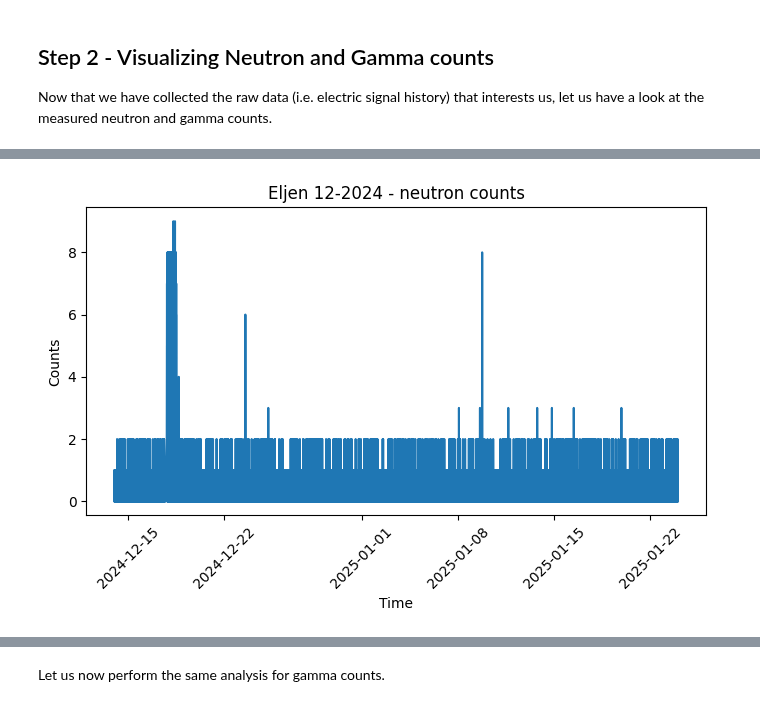
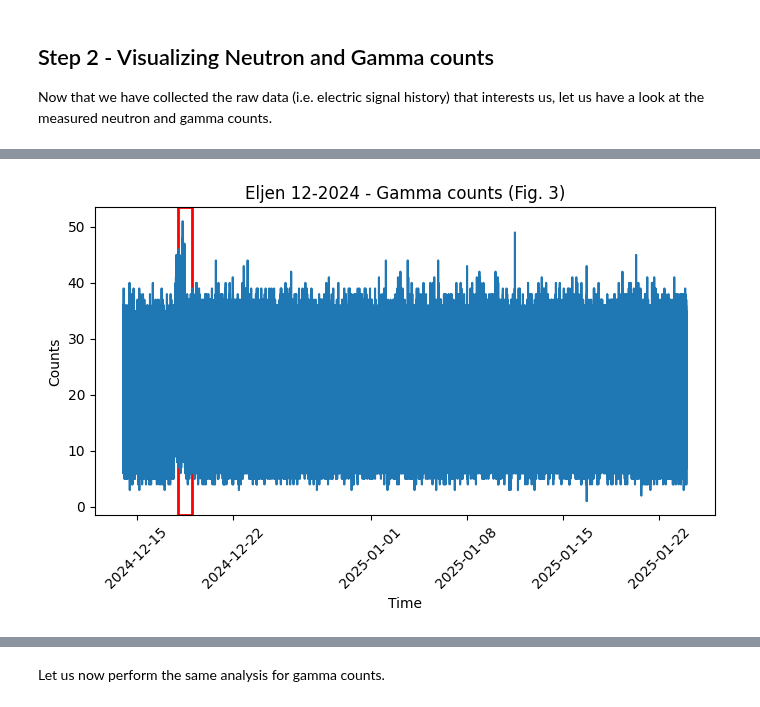
Before and after one commit to project-ida/arpa-e-experiments, a Jupyter notebook: tutorials/Eljen-Background-Characterization.ipynb, the cells around one changed output, grey strips where cells are left out. Saved outputs shown, nothing was run; the diff lists cells and outputs as text; code cells hidden in the pictures.

Commit message:
Updating notebook based on Matt feedback 1

```diff
--- a/tutorials/Eljen-Background-Characterization.ipynb
+++ b/tutorials/Eljen-Background-Characterization.ipynb
@@ -71,6 +73,9 @@ gamma_df = pd.read_csv(
     date_format="ISO8601",
     index_col='time'
 )
+# %%
+# we will also startnumbering our figures here for easier reference later in the notebook'
+fig_counter = 0
 # %% [markdown]
 ## Step 2 - Visualizing Neutron and Gamma counts
 
@@ -78,11 +121,30 @@ Now that we have collected the raw data (i.e. electric signal history) that inte
 # %%
+fig_counter +=1
+
 plt.figure(figsize=(8, 4))
-plt.plot(neutron_df['Counts'])
+plt.plot(gamma_df['Counts'])
 plt.xlabel('Time')
 plt.ylabel('Counts')
 plt.xticks(rotation=45)
-plt.title(f"{meta['descriptor']} - neutron counts")
+plt.title(f"{meta['descriptor']} - Gamma counts (Fig. {fig_counter})")
+
+# highlight December 18th with a red square
+ax = plt.gca()
+start = pd.to_datetime('2024-12-18')      # adjust year if needed
+end   = start + pd.Timedelta(days=1)
+ymin, ymax = ax.get_ylim()
+rect = Rectangle(
+    (start, ymin),
+    end - start,
+    ymax - ymin,
+    linewidth=2,
+    edgecolor='red',
+    facecolor='none'
+)
+ax.add_patch(rect)
+
+
 plt.show()
-# plt.savefig("all-neutron-counts-sec.png", dpi=600)
+# plt.savefig("all-gamma-counts-sec.png", dpi=600)
 # %% [output]
-[figure, old version]
+[figure, new version]
```
Also changed, not shown: parts of 27 cells of this notebook.
